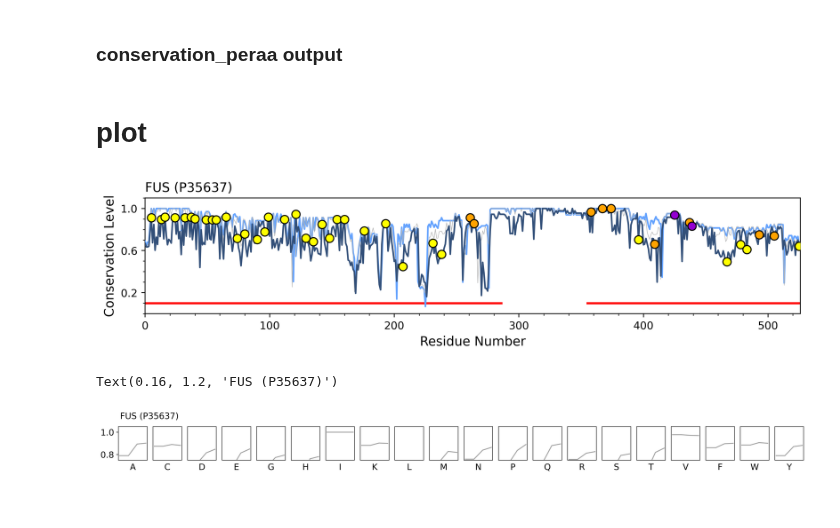
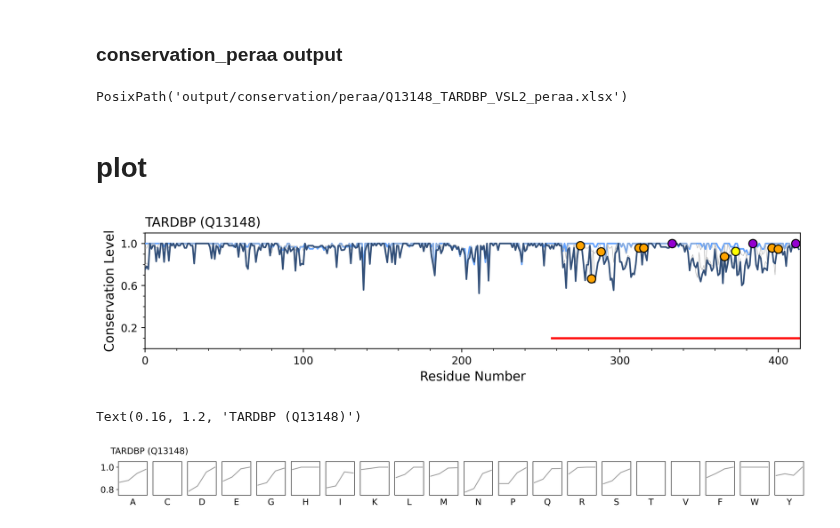
Before and after one commit to allmwh/the_return_of_the_rings, a Jupyter notebook: fig2.ipynb, the cells around one changed output. Cells and saved outputs as stored; diff of their text form; code cells hidden in the pictures.

```diff
--- a/fig2.ipynb
+++ b/fig2.ipynb
@@ -20,7 +20,7 @@ from function.utilities import find_human_sequence
 # param
 # %%
 #####CHANGE HERE#####
-uniprot_id = "P35637"
+uniprot_id = "Q13148"
 algorithm = "VSL2"
 #####CHANGE HERE#####
 # %%
@@ -61,9 +40,7 @@ human_uniprot_path = Path("./rawdata/human_uniprot.tab")
 human_df = get_uniprot_rawdata(human_uniprot_path)
 
 pondr_disorder_ident_path = Path("./output/pondr_disorder_ident")
-od_human_df = pd.read_pickle(
-    pondr_disorder_ident_path / "{}_od_human_df.pkl".format(algorithm)
-)
+od_human_df = pd.read_pickle(pondr_disorder_ident_path / "{}_od_human_df.pkl".format(algorithm))
 # %% [markdown]
 # conservation level
 # %%
@@ -94,15 +71,10 @@ def get_conserve_score(tax_id, uniprot_id):
     conserve_score = get_only_human_score(conserve_score, fasta_path)
 
     # get order/disorder region
-    od_ident = od_human_df[od_human_df["uniprot_id"] == uniprot_id]["od_ident"].values[
-        0
-    ]  # 拿到od序列
-    od_ident = seqfilter.length_filter_by_od_ident(
-        od_ident, disorder_filter_length, order_filter_length
-    )  # 篩長度
+    od_ident = od_human_df[od_human_df["uniprot_id"] == uniprot_id]["od_ident"].values[0]
+    od_ident = seqfilter.length_filter_by_od_ident(od_ident, disorder_filter_length, order_filter_length)
 
-    # score and od_ident length err exception
-    # 因為oma資料庫的關係，名字一樣，長度會不一樣
+    # score and od_ident length err exception,due to different sequence record between OMA and uniprot
     if len(conserve_score) != len(od_ident):
         print("{} ENTROPY LENGTH IS NOT EQUAL WITH OD_IODENT".format(uniprot_id))
         raise Exception("error")
@@ -220,4 +180,10 @@ conserveperaa = ConservePeraa()
 conserve_peraa = get_conserve_peraa_score(uniprot_id)
 # %% [markdown]
 ### conservation_peraa output
+# %%
+conservation_peraa_output_path = output_path / Path("peraa")
+conservation_peraa_output_path = conservation_peraa_output_path / "{}_{}_{}_peraa.xlsx".format(conserve_peraa["uniprot_id"], conserve_peraa["gene_name"],algorithm)
+conservation_peraa_output_path
+# %% [output]
+PosixPath('output/conservation/peraa/Q13148_TARDBP_VSL2_peraa.xlsx')
 # %%
@@ -252,61 +207,44 @@ for i in conserve_list:
     elif i["taxonomy"] == "mammalia":
         a0.plot(i["score"], color="#63a2fe", zorder=25, linewidth=1.5)
 
     a0.set_xlim(0, len(i["score"]))
     a0.xaxis.set_major_locator(MultipleLocator(100))
     a0.xaxis.set_minor_locator(MultipleLocator(20))
 
     a0.yaxis.set_major_locator(MultipleLocator(0.4))
     a0.yaxis.set_minor_locator(MultipleLocator(0.1))
     a0.set_yticks(np.arange(0.2, 1.2, 0.4))
     a0.set_ylim(0, 1.1)
 
-    title = "{} ({})".format(
-        conserve_list[0]["gene_name"], conserve_list[0]["uniprot_id"], fontsize=12
-    )
+    title = "{} ({})".format(conserve_list[0]["gene_name"], conserve_list[0]["uniprot_id"], fontsize=12)
     a0.set_title(title, loc="left")
     a0.set_xlabel("Residue Number", fontsize=12)
     a0.set_ylabel("Conservation Level", fontsize=12)
-
 
 for region in conserve_list[0]["region"]["disorder_region"]:
     start = region["start"]
     start = start / len(conserve_list[0]["human_sequence"])
     end = region["end"]
     end = end / len(conserve_list[0]["human_sequence"])
-
     a0.axhline(0.1, start, end, color="#ff0000", linewidth=2)
 
 # WYF point
 for index, (od, aa, score) in enumerate(
-    zip(
-        conserve_list[0]["od_ident"],
-        conserve_list[0]["human_sequence"],
-        conserve_list[0]["score"],
-    )
-):
+    zip(conserve_list[0]["od_ident"], conserve_list[0]["human_sequence"], conserve_list[0]["score"])):
     if od == "1":
         if aa == "Y":
-            a0.scatter(
-                index, score, s=60, color="#ffff00", edgecolors="black", zorder=200
-            )
+            a0.scatter(index, score, s=60, color="#ffff00", edgecolors="black", zorder=200)
         elif aa == "F":
-            a0.scatter(
-                index, score, s=60, color="#ffa300", edgecolors="black", zorder=200
-            )
+            a0.scatter(index, score, s=60, color="#ffa300", edgecolors="black", zorder=200)
         elif aa == "W":
-            a0.scatter(
-                index, score, s=60, color="#9400d1", edgecolors="black", zorder=200
-            )
+            a0.scatter(index, score, s=60, color="#9400d1", edgecolors="black", zorder=200)
 # %% [output]
-[figure, old version]
+[figure, new version]
 # %%
 f, (disorder) = plt.subplots(1, 20, sharex=True, sharey=True, figsize=(20, 1), dpi=500)
 
 for index, sub in enumerate(disorder):
-    sub.plot(
-        conserve_peraa["peraa_score"][1][1][index], linestyle="solid", color="#a2a2a2"
-    )
+    sub.plot(conserve_peraa["peraa_score"][1][1][index], linestyle="solid", color="#a2a2a2")
     sub.set_title(conserve_peraa["conserve_peraa_sort"][index], y=-0.4, fontsize=14)
     sub.set_ylim(0.75, 1.05)
     sub.set_yticks(np.arange(0.8, 1.05, 0.2))
@@ -315,10 +253,8 @@ for index, sub in enumerate(disorder):
     if index != 0:
         sub.get_yaxis().set_visible(False)
 
-title = "{} ({})".format(
-    conserve_peraa["gene_name"], conserve_peraa["uniprot_id"], fontsize=12
-)
+title = "{} ({})".format(conserve_peraa["gene_name"], conserve_peraa["uniprot_id"], fontsize=12)
 f.suptitle(title, x=0.16, y=1.2, fontsize=14)
 # %% [output]
-Text(0.16, 1.2, 'FUS (P35637)')
+Text(0.16, 1.2, 'TARDBP (Q13148)')
-[figure, old version]
+[figure, new version]
```
Also changed, not shown: parts of 5 cells of this notebook, 25 other files.
